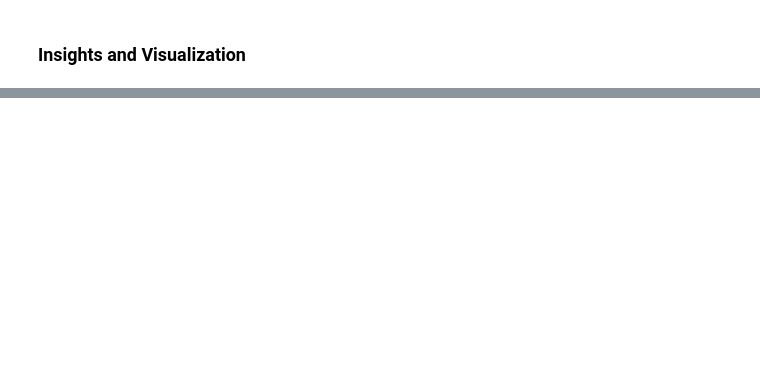
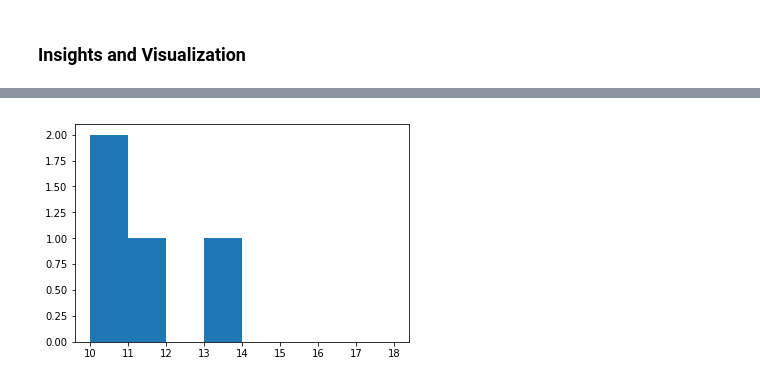
Before and after one commit to juliouribe/twitter-wrangling-project, a Jupyter notebook: wrangle_act.ipynb, the cells around one changed output, grey strips where cells are left out. Saved outputs shown, nothing was run; the diff lists cells and outputs as text; code cells hidden in the pictures; blank space fills up the shorter version.

```diff
--- a/wrangle_act.ipynb
+++ b/wrangle_act.ipynb
@@ -921,0 +934,5 @@ plt.hist(tweets_master.rating_numerator);
+# %%
+# plot for newfoundland
+plt.hist(my_favorite.rating_numerator, bins=[10, 11, 12, 13, 14, 15, 16, 17, 18]);
+# %% [output]
+[figure, added]
```
Also changed, not shown: parts of 13 cells of this notebook.
